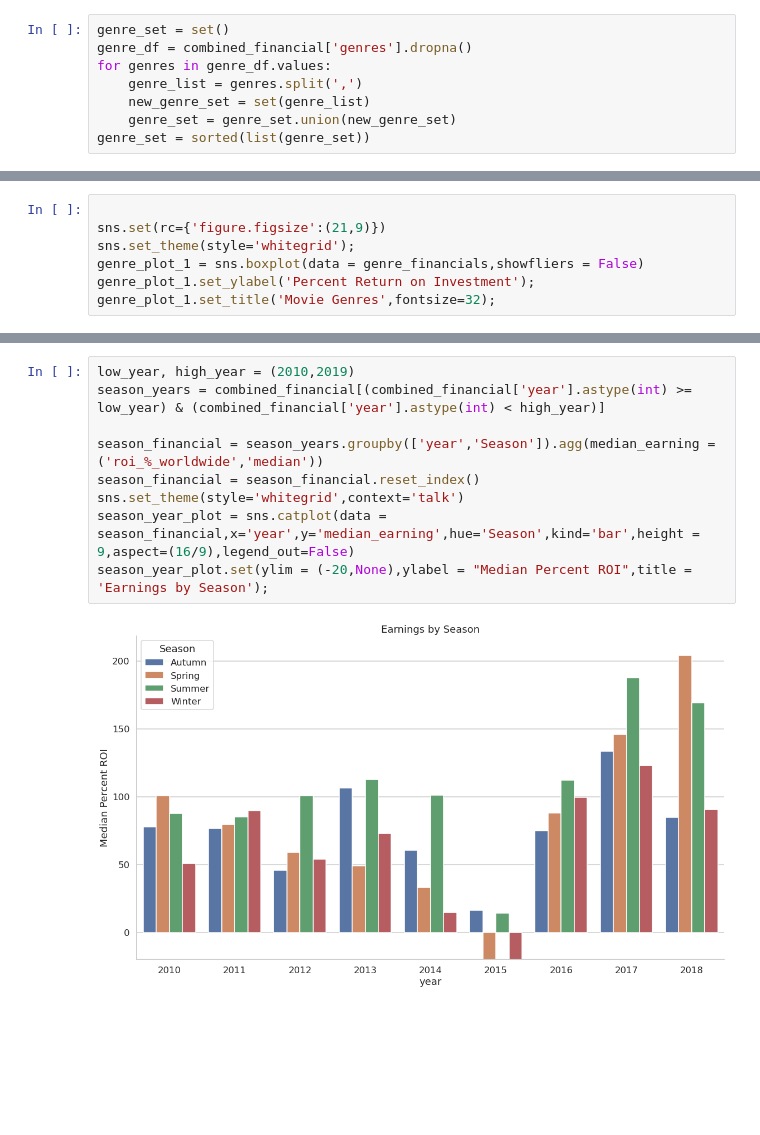
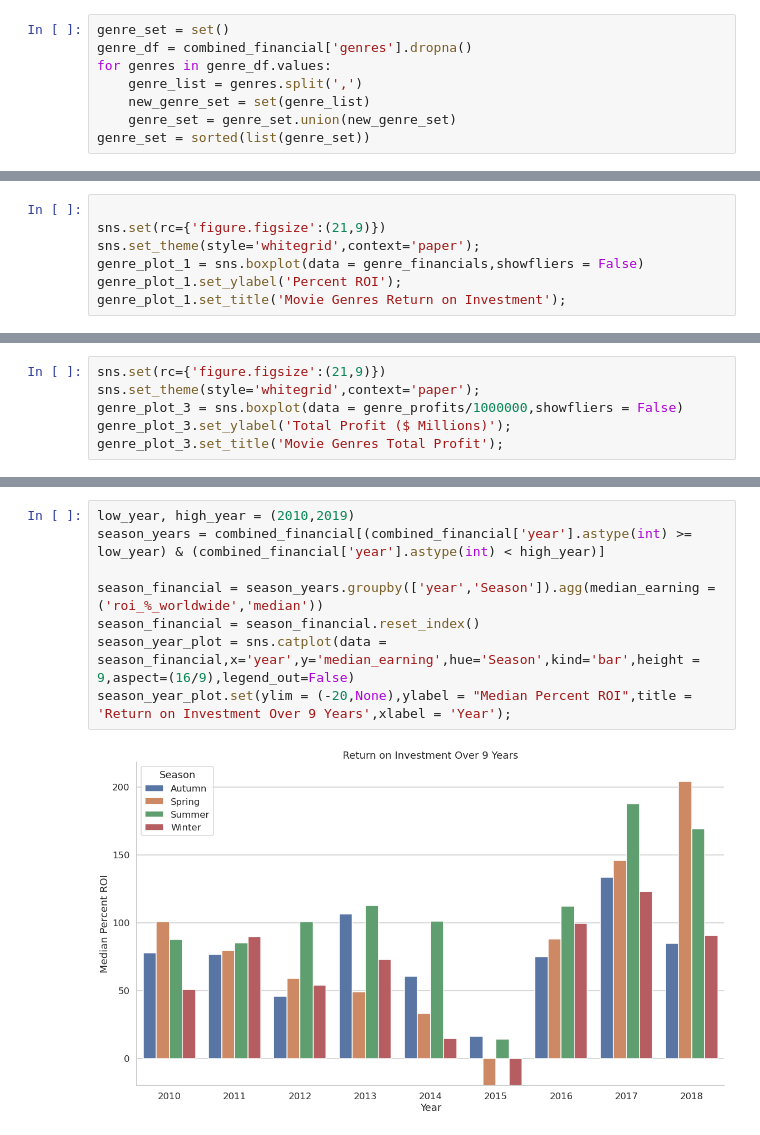
Before and after one commit to jlombino/dsc-phase-1-project, a Jupyter notebook: Jason's Work.ipynb, the cells around one changed output, grey strips where cells are left out. Saved outputs shown, nothing was run; the diff lists cells and outputs as text; blank space fills up the shorter version.

```diff
--- a/Jason's Work.ipynb
+++ b/Jason's Work.ipynb
@@ -80,8 +83,8 @@ genre_financials.columns = genre_set
 # %%
 
 sns.set(rc={'figure.figsize':(21,9)})
-sns.set_theme(style='whitegrid');
+sns.set_theme(style='whitegrid',context='paper');
 genre_plot_1 = sns.boxplot(data = genre_financials,showfliers = False)
-genre_plot_1.set_ylabel('Percent Return on Investment');
-genre_plot_1.set_title('Movie Genres',fontsize=32);
+genre_plot_1.set_ylabel('Percent ROI');
+genre_plot_1.set_title('Movie Genres Return on Investment');
 # %% [output]
@@ -97,0 +101,6 @@ genre_plot_2.set_title('Top Movie Genres');
+# %%
+sns.set(rc={'figure.figsize':(21,9)})
+sns.set_theme(style='whitegrid',context='paper');
+genre_plot_3 = sns.boxplot(data = genre_profits/1000000,showfliers = False)
+genre_plot_3.set_ylabel('Total Profit ($ Millions)');
+genre_plot_3.set_title('Movie Genres Total Profit');
@@ -98,13 +118,12 @@ genre_plot_2.set_title('Top Movie Genres');
 # %%
 low_year, high_year = (2010,2019)
 season_years = combined_financial[(combined_financial['year'].astype(int) >= low_year) & (combined_financial['year'].astype(int) < high_year)]
 
 season_financial = season_years.groupby(['year','Season']).agg(median_earning = ('roi_%_worldwide','median'))
 season_financial = season_financial.reset_index()
-sns.set_theme(style='whitegrid',context='talk')
 season_year_plot = sns.catplot(data = season_financial,x='year',y='median_earning',hue='Season',kind='bar',height = 9,aspect=(16/9),legend_out=False)
-season_year_plot.set(ylim = (-20,None),ylabel = "Median Percent ROI",title = 'Earnings by Season');
+season_year_plot.set(ylim = (-20,None),ylabel = "Median Percent ROI",title = 'Return on Investment Over 9 Years',xlabel = 'Year');
 # %% [output]
-[figure, old version]
+[figure, new version]
 # %%
 seasons_in_order = ['Winter','Spring','Summer','Autumn']
```
Also changed, not shown: parts of 17 cells of this notebook.
